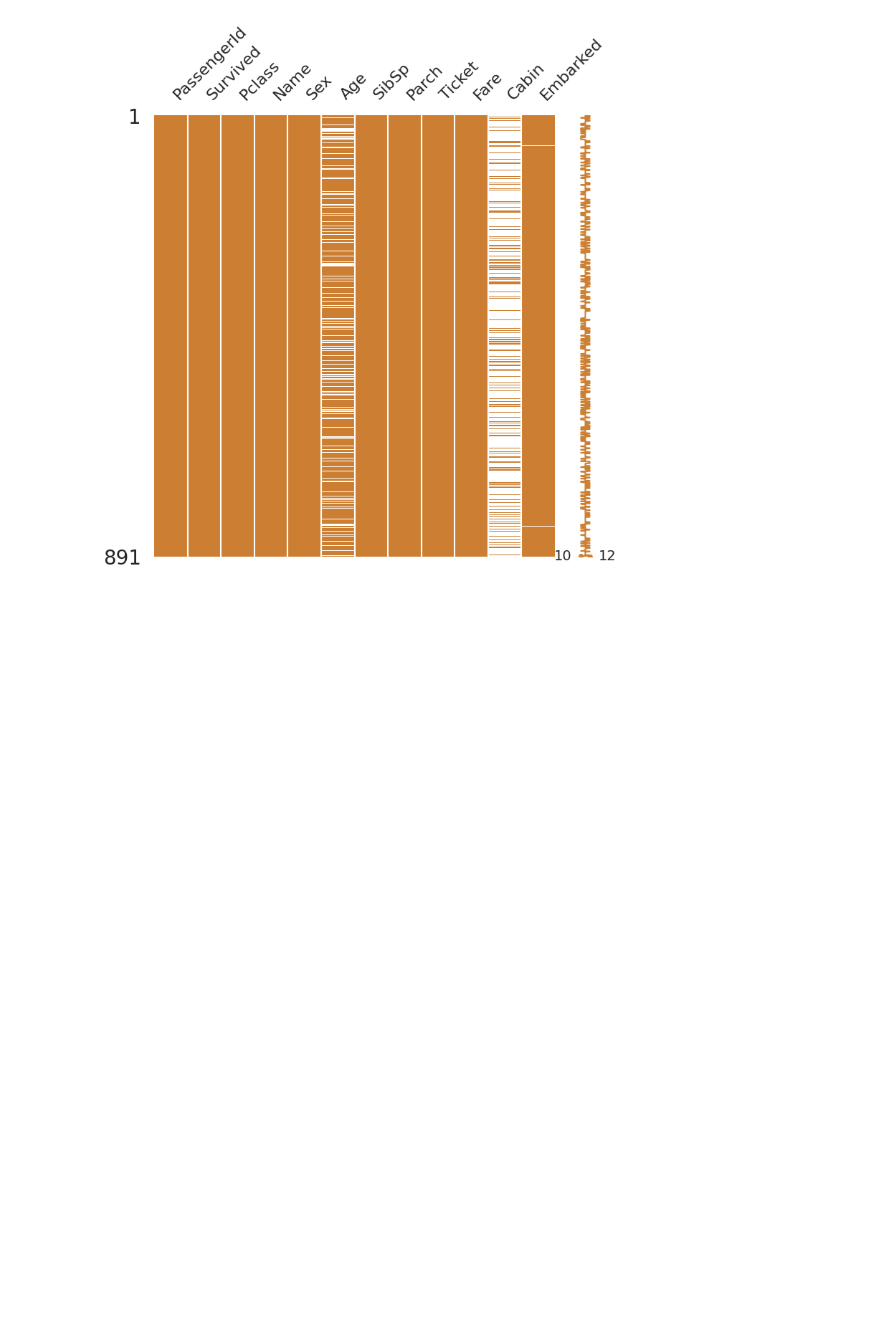
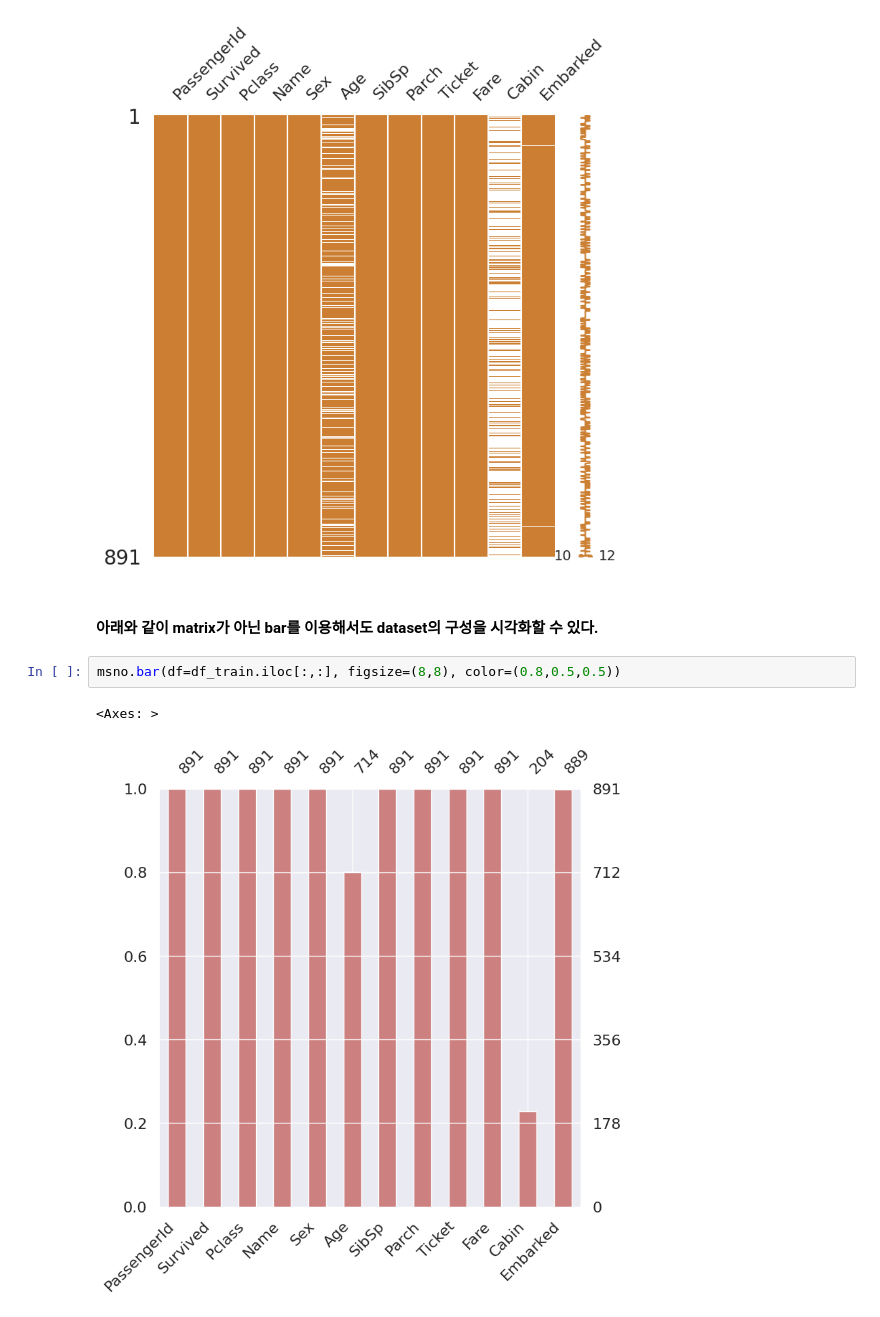
Before and after one commit to TaeJeong-Park-dev/Kaggle, a Jupyter notebook: myfirst_data_analysis_for_titanic.ipynb, the cells around one changed output. Drawn from its saved outputs; the diff is of its cells as text; blank space fills up the shorter version.

Commit message:
I downloaded the titanic dataset from Kaggled, checked the configuration of the dataset, and did a null check to handle null values.

```diff
--- a/myfirst_data_analysis_for_titanic.ipynb
+++ b/myfirst_data_analysis_for_titanic.ipynb
@@ -134,3 +136,10 @@ msno.matrix(df=df_train.iloc[:, :], figsize = (8,8), color=(0.8, 0.5, 0.2))
 # %% [output]
 <Axes: >
 [figure]
+# %% [markdown]
+#### 아래와 같이 matrix가 아닌 bar를 이용해서도 dataset의 구성을 시각화할 수 있다.
+# %%
+msno.bar(df=df_train.iloc[:,:], figsize=(8,8), color=(0.8,0.5,0.5))
+# %% [output]
+<Axes: >
+[figure, added]
```
Also changed, not shown: parts of 1 cell of this notebook.
